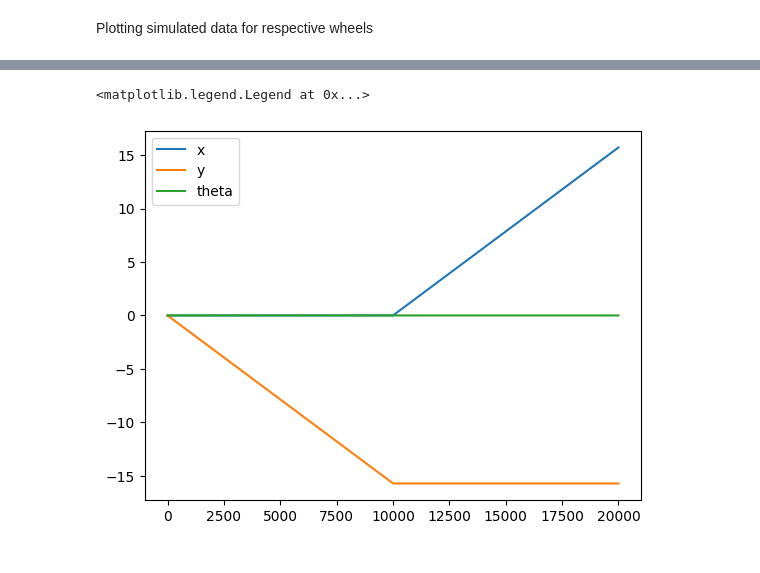
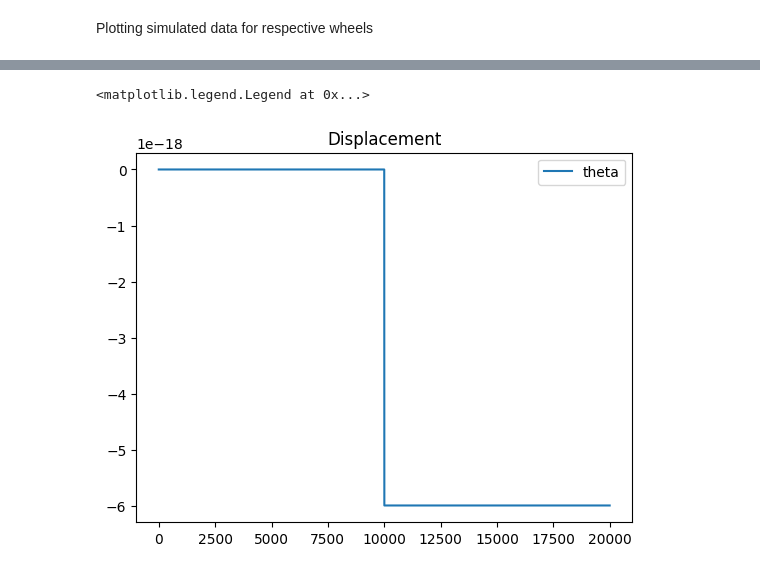
Before and after one commit to SujithChristopher/armbo_preliminary_work, a Jupyter notebook: simulation/ipy_notebooks/omniwheel_sim.ipynb, the cells around one changed output, grey strips where cells are left out. Cells and saved outputs as stored; diff of their text form; code cells hidden in the pictures.

```diff
--- a/simulation/ipy_notebooks/omniwheel_sim.ipynb
+++ b/simulation/ipy_notebooks/omniwheel_sim.ipynb
@@ -49,4 +50,4 @@ mat = np.array([[-y, 1, 0], [-x, 0, -1], [-x, 0, 1]])
 pmat = np.linalg.pinv(mat)
 # %%
 df = pd.DataFrame([w1, w2, w3], index=['e_t', 'e_rr', 'e_rl']).T
-df
+df["e_t"] = -df["e_t"]
@@ -71,10 +58,11 @@ df, vel_col = get_directional_velocity(df, ang_col, 1, x, y)
 # %%
 df, col_names = get_position(df)
 # %%
-plt.plot(df["x_val"], label="x")
-plt.plot(df["y_val"], label="y")
+# plt.plot(df["x_val"], label="x")
+# plt.plot(df["y_val"], label="y")
 plt.plot(df["w"], label="theta")
+plt.title("Displacement")
 plt.legend()
 # %% [output]
 <matplotlib.legend.Legend at 0x...>
-[figure, old version]
+[figure, new version]
```
Also changed, not shown: parts of 2 cells of this notebook, 1 other file.
